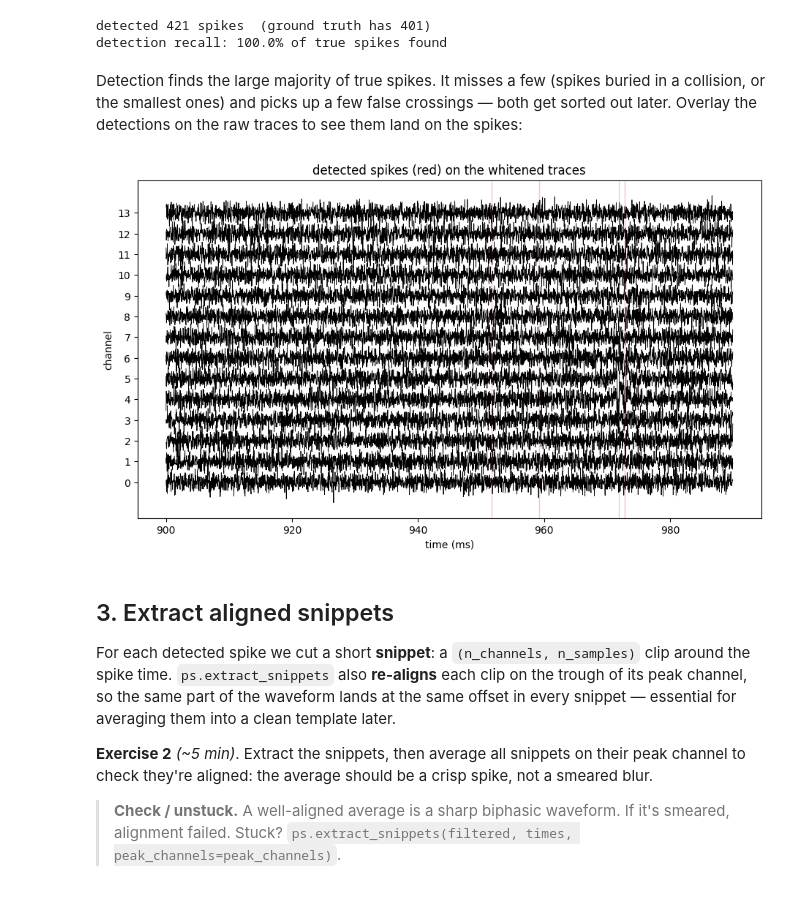
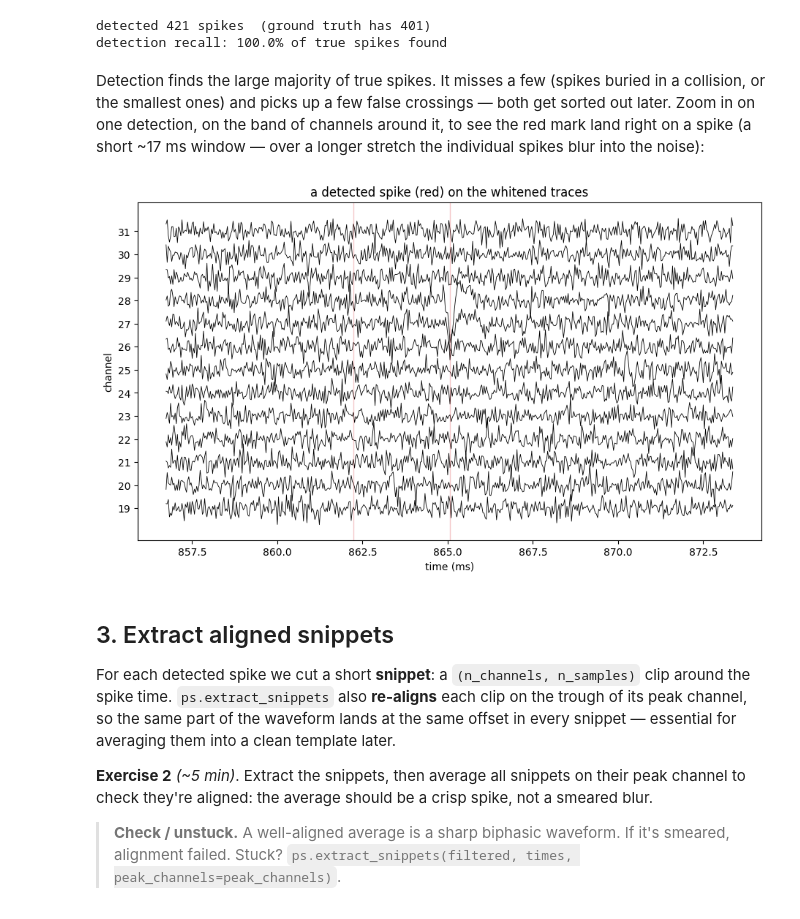
Before and after one commit to stootoon/swc-en-2026, a Jupyter notebook: ephys-pop/notebooks/03_detection_solutions.ipynb, the cells around one changed output. Drawn from its saved outputs; the diff is of its cells as text; code cells hidden in the pictures.

```diff
--- a/ephys-pop/notebooks/03_detection_solutions.ipynb
+++ b/ephys-pop/notebooks/03_detection_solutions.ipynb
@@ -105,15 +121,21 @@ detection recall: 100.0% of true spikes found
 # %% [markdown]
 Detection finds the large majority of true spikes. It misses a few (spikes buried in
 a collision, or the smallest ones) and picks up a few false crossings — both get
-sorted out later. Overlay the detections on the raw traces to see them land on the
-spikes:
+sorted out later. Zoom in on one detection, on the band of channels around it, to see
+the red mark land right on a spike (a short ~17 ms window — over a longer stretch the
+individual spikes blur into the noise):
-# %%
-ps.plotting.plot_signal(whitened, rec.fs, channels=range(0, 14),
-                        t0=0.90, t1=0.99, mark_spikes=times,
-                        title="detected spikes (red) on the whitened traces")
-plt.show()
-# %% [output]
-[figure, removed]
+# %%
+# center on a detected spike near t = 0.9 s, and show the channels around its peak
+i = int(np.argmin(np.abs(times - int(0.90 * rec.fs))))
+t_spk, pc = times[i], peak_channels[i]
+lo = min(max(0, pc - 6), rec.n_channels - 13)
+ps.plotting.plot_signal(whitened, rec.fs, channels=range(lo, lo + 13),
+                        t0=(t_spk - 250) / rec.fs, t1=(t_spk + 250) / rec.fs,
+                        mark_spikes=times,
+                        title="a detected spike (red) on the whitened traces")
+plt.show()
+# %% [output]
+[figure, added]
 # %% [markdown]
 ## 3. Extract aligned snippets
 
```
Also changed, not shown: parts of 3 cells of this notebook, 2 other files.
